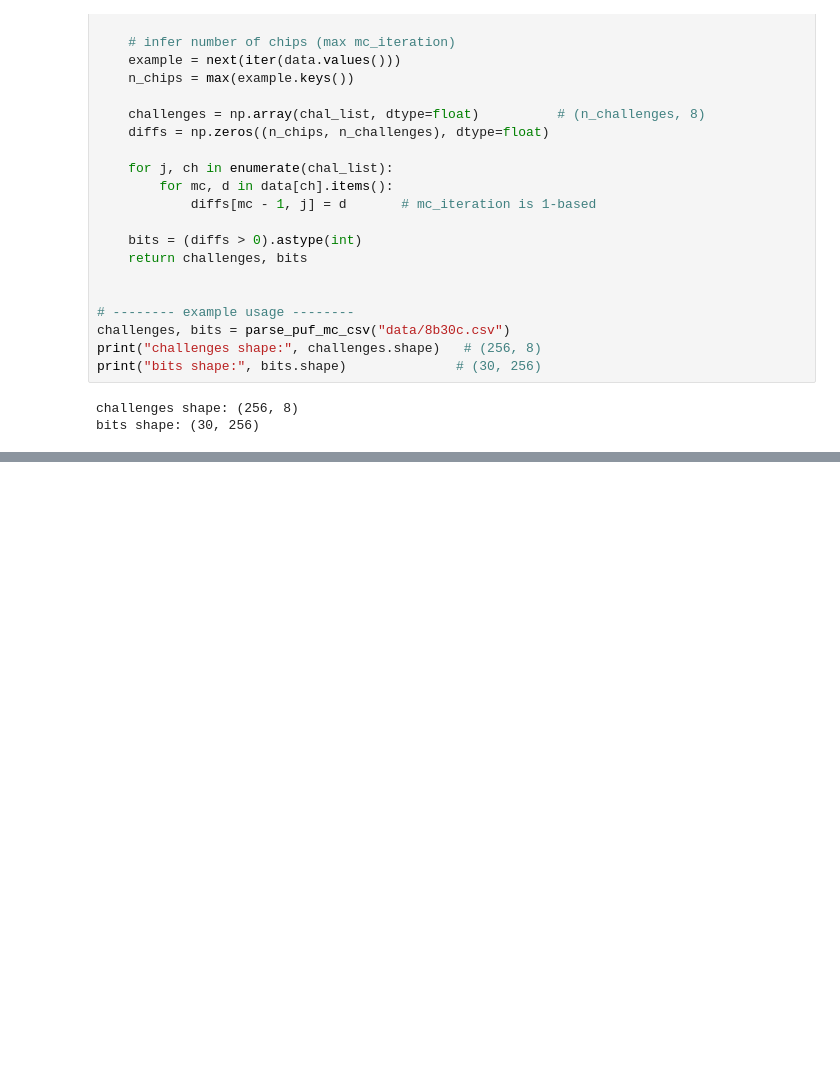
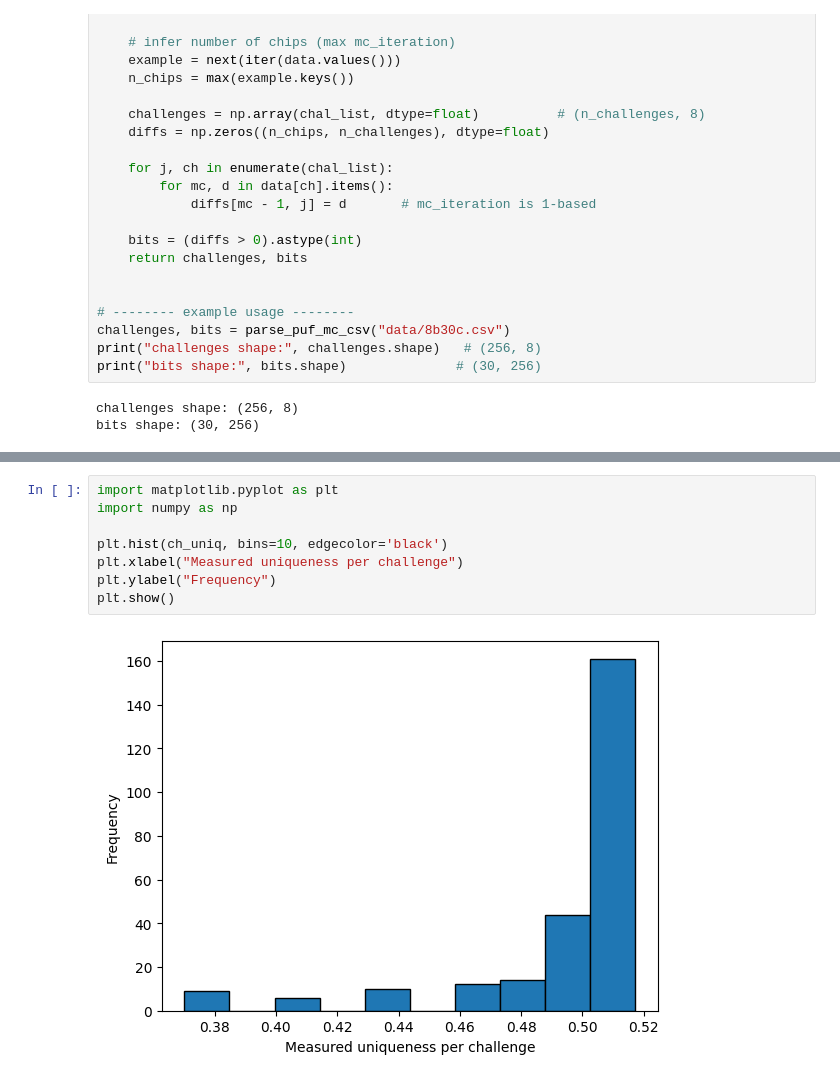
Before and after one commit to aikyao/pufs, a Jupyter notebook: performance_analysis.ipynb, the cells around one changed output, grey strips where cells are left out. Cells and saved outputs as stored; diff of their text form; blank space fills up the shorter version.

Commit message:
added plots

```diff
--- a/performance_analysis.ipynb
+++ b/performance_analysis.ipynb
@@ -131,0 +125,10 @@ Bit‑aliasing std over 256 challenges : 0.1007135997105985
+# %%
+import matplotlib.pyplot as plt
+import numpy as np
+
+plt.hist(ch_uniq, bins=10, edgecolor='black')
+plt.xlabel("Measured uniqueness per challenge")
+plt.ylabel("Frequency")
+plt.show()
+# %% [output]
+[figure, added]
```
Also changed, not shown: parts of 3 cells of this notebook, 1 other file.
